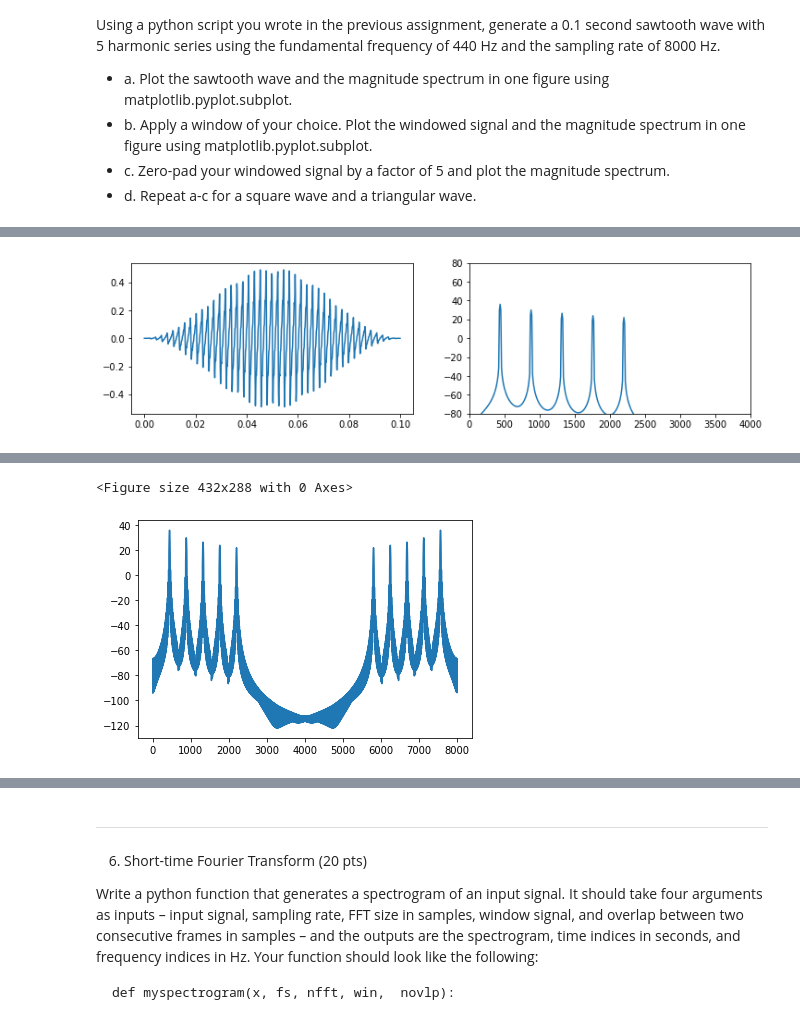
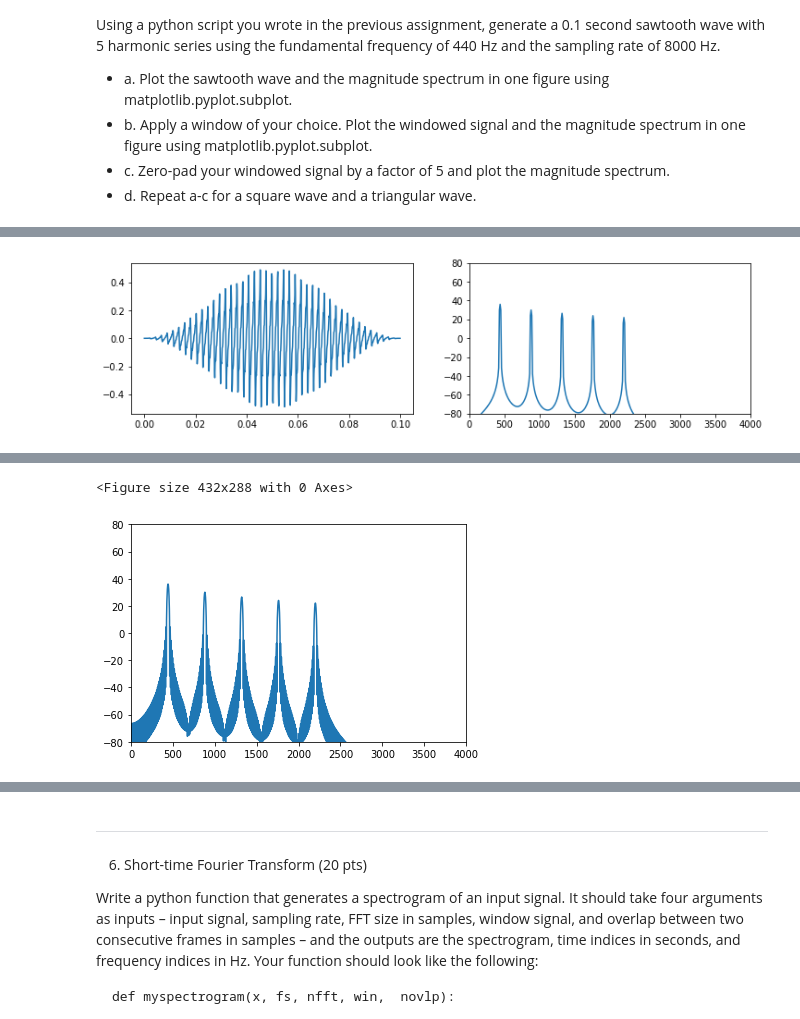
Before and after one commit to changwoonchoi/cl2020, a Jupyter notebook: as_1/assignment01.ipynb, the cells around one changed output, grey strips where cells are left out. Cells and saved outputs as stored; diff of their text form; code cells hidden in the pictures.

```diff
--- a/as_1/assignment01.ipynb
+++ b/as_1/assignment01.ipynb
@@ -395,7 +395,7 @@ sine_num = 5
 f0 = 440
 fs = 8000
 t = np.linspace(0, dur, int(fs*dur))
-
+print('Sawtooth Wave')
 # a
 fig = plt.figure(figsize=(12, 3))
 ax = fig.add_subplot(1,2,1)
@@ -408,7 +408,7 @@ Xdb = list(Xdb)
 fi = np.arange(0, fs, fs/800)
 ax = fig.add_subplot(1,2,2)
 ax.set(xlim=[0, fs/2],ylim=[-80,80])
-ax.plot(fi, Xwdb)
+ax.plot(fi, Xdb)
 plt.show()
 plt.clf()
 
@@ -436,10 +436,96 @@ Xwzpdb = 20 * np.log10(np.absolute(Xwzp) + np.finfo(float).eps)
 Xwzpdb = list(Xwzpdb)
 fi = np.arange(0, fs, fs/4000)
 plt.plot(fi, Xwzpdb)
-# plt.xlim(0, fs/2)
+plt.xlim(0, fs/2)
 plt.ylim(-80, 80)
 plt.show()
 plt.clf()
 
+
 # d
+print('Square Wave')
+fig = plt.figure(figsize=(12, 3))
+ax = fig.add_subplot(1,2,1)
+square_wave = make_square_wave(sine_num, dur, fs, f0)
+ax.plot(t, square_wave)
+
+X = np.fft.fft(square_wave)
+Xdb = 20 * np.log10(np.absolute(X) + np.finfo(float).eps)
+Xdb = list(Xdb)
+fi = np.arange(0, fs, fs/800)
+ax = fig.add_subplot(1,2,2)
+ax.set(xlim=[0, fs/2],ylim=[-80,80])
+ax.plot(fi, Xdb)
+plt.show()
+plt.clf()
+
+fig = plt.figure(figsize=(12, 3))
+ax = fig.add_subplot(1,2,1)
+win = np.hanning(dur * fs)
+xw = np.multiply(saw_wave, win)
+ax.plot(t, xw)
+
+Xw = np.fft.fft(xw)
+Xwdb = 20 * np.log10(np.absolute(Xw) + np.finfo(float).eps)
+Xwdb = list(Xwdb)
+ax = fig.add_subplot(1,2,2)
+ax.set(xlim=[0, fs/2],ylim=[-80,80])
+ax.plot(fi, Xwdb)
+plt.show()
+plt.clf()
+
+fig = plt.figure()
+xwzp = np.concatenate((xw, np.zeros(4 * xw.shape[0])), axis=0)
+Xwzp = np.fft.fft(xwzp)
+Xwzpdb = 20 * np.log10(np.absolute(Xwzp) + np.finfo(float).eps)
+Xwzpdb = list(Xwzpdb)
+fi = np.arange(0, fs, fs/4000)
+plt.plot(fi, Xwzpdb)
+plt.xlim(0, fs/2)
+plt.ylim(-80, 80)
+plt.show()
+plt.clf()
+
+print('Triangle Wave')
+fig = plt.figure(figsize=(12, 3))
+ax = fig.add_subplot(1,2,1)
+triangle_wave = make_triangle_wave(sine_num, dur, fs, f0)
+ax.plot(t, triangle_wave)
+
+X = np.fft.fft(triangle_wave)
+Xdb = 20 * np.log10(np.absolute(X) + np.finfo(float).eps)
+Xdb = list(Xdb)
+fi = np.arange(0, fs, fs/800)
+ax = fig.add_subplot(1,2,2)
+ax.set(xlim=[0, fs/2],ylim=[-80,80])
+ax.plot(fi, Xdb)
+plt.show()
+plt.clf()
+
+fig = plt.figure(figsize=(12, 3))
+ax = fig.add_subplot(1,2,1)
+win = np.hanning(dur * fs)
+xw = np.multiply(saw_wave, win)
+ax.plot(t, xw)
+
+Xw = np.fft.fft(xw)
+Xwdb = 20 * np.log10(np.absolute(Xw) + np.finfo(float).eps)
+Xwdb = list(Xwdb)
+ax = fig.add_subplot(1,2,2)
+ax.set(xlim=[0, fs/2],ylim=[-80,80])
+ax.plot(fi, Xwdb)
+plt.show()
+plt.clf()
+
+fig = plt.figure()
+xwzp = np.concatenate((xw, np.zeros(4 * xw.shape[0])), axis=0)
+Xwzp = np.fft.fft(xwzp)
+Xwzpdb = 20 * np.log10(np.absolute(Xwzp) + np.finfo(float).eps)
+Xwzpdb = list(Xwzpdb)
+fi = np.arange(0, fs, fs/4000)
+plt.plot(fi, Xwzpdb)
+plt.xlim(0, fs/2)
+plt.ylim(-80, 80)
+plt.show()
+plt.clf()
 # %% [output]
@@ -450,2 +536,2 @@ TypeError: 'list' object is not callable
 <Figure size 432x288 with 0 Axes>
-[figure, old version]
+[figure, new version]
```
Also changed, not shown: parts of 3 cells of this notebook.
